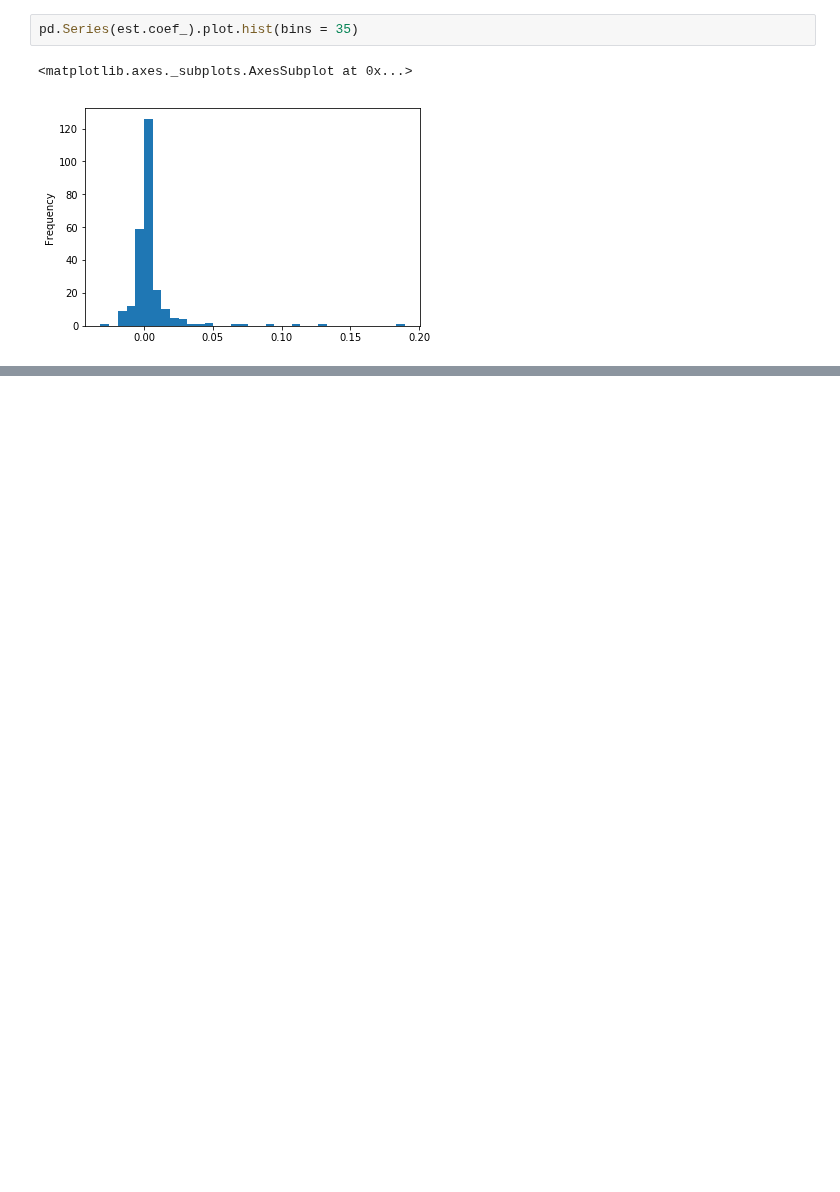
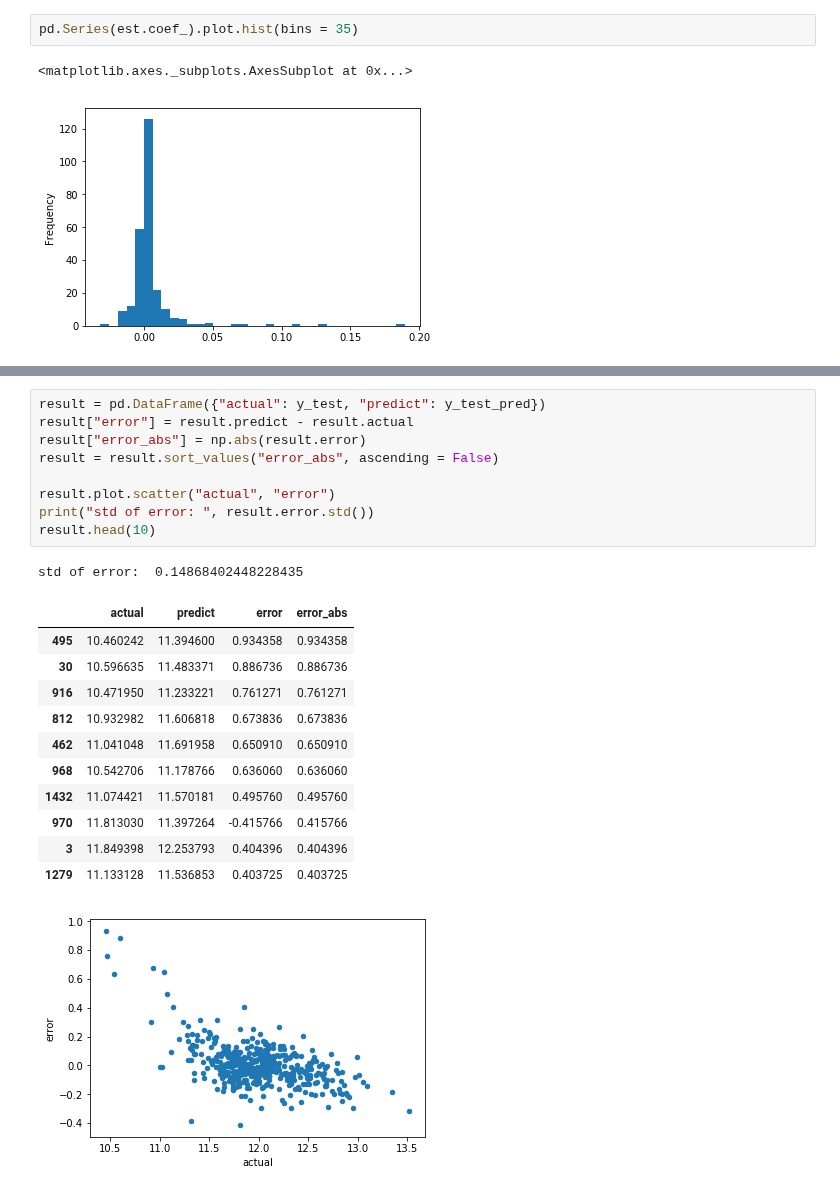
Before and after one commit to abulbasar/machine-learning, a Jupyter notebook: demos/Day 2 - house price prediction.ipynb, the cells around one changed output, grey strips where cells are left out. Drawn from its saved outputs; the diff is of its cells as text; blank space fills up the shorter version.

```diff
--- a/demos/Day 2 - house price prediction.ipynb
+++ b/demos/Day 2 - house price prediction.ipynb
@@ -227,0 +378,23 @@ result.head(10)
+# %%
+result = pd.DataFrame({"actual": y_test, "predict": y_test_pred})
+result["error"] = result.predict - result.actual
+result["error_abs"] = np.abs(result.error)
+result = result.sort_values("error_abs", ascending = False)
+
+result.plot.scatter("actual", "error")
+print("std of error: ", result.error.std())
+result.head(10)
+# %% [output]
+std of error:  0.14868402448228435
+|  | actual | predict | error | error_abs |
+| 495 | 10.460242 | 11.394600 | 0.934358 | 0.934358 |
+| 30 | 10.596635 | 11.483371 | 0.886736 | 0.886736 |
+| 916 | 10.471950 | 11.233221 | 0.761271 | 0.761271 |
+| 812 | 10.932982 | 11.606818 | 0.673836 | 0.673836 |
+| 462 | 11.041048 | 11.691958 | 0.650910 | 0.650910 |
+| 968 | 10.542706 | 11.178766 | 0.636060 | 0.636060 |
+| 1432 | 11.074421 | 11.570181 | 0.495760 | 0.495760 |
+| 970 | 11.813030 | 11.397264 | -0.415766 | 0.415766 |
+| 3 | 11.849398 | 12.253793 | 0.404396 | 0.404396 |
+| 1279 | 11.133128 | 11.536853 | 0.403725 | 0.403725 |
+[figure, added]
```
Also changed, not shown: parts of 8 cells of this notebook.
